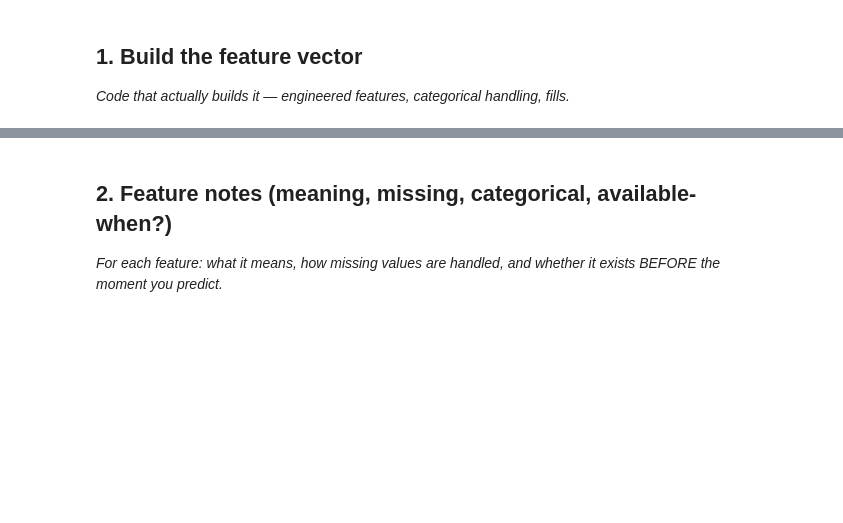
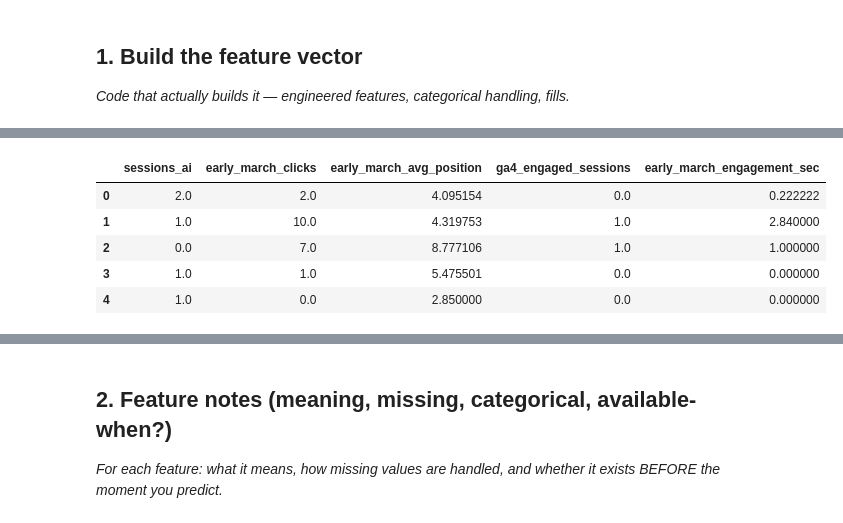
Before and after one commit to JasperOwen/flyrank-ml-internship, a Jupyter notebook: work/notebooks/w03_feature_leakage_check.ipynb, the cells around one changed output, grey strips where cells are left out. Cells and saved outputs as stored; diff of their text form; code cells hidden in the pictures; blank space fills up the shorter version.

```diff
--- a/work/notebooks/w03_feature_leakage_check.ipynb
+++ b/work/notebooks/w03_feature_leakage_check.ipynb
@@ -15,0 +81,19 @@ This skeleton is yours to fill. Work the sections **in order** — each one has
+# %%
+X = feature_frame[
+    [
+        "sessions_ai",
+        "early_march_clicks",
+        "early_march_avg_position",
+        "ga4_engaged_sessions",
+        "early_march_engagement_sec"
+    ]
+].copy()
+
+X.head()
+# %% [output]
+|  | sessions_ai | early_march_clicks | early_march_avg_position | ga4_engaged_sessions | early_march_engagement_sec |
+| 0 | 2.0 | 2.0 | 4.095154 | 0.0 | 0.222222 |
+| 1 | 1.0 | 10.0 | 4.319753 | 1.0 | 2.840000 |
+| 2 | 0.0 | 7.0 | 8.777106 | 1.0 | 1.000000 |
+| 3 | 1.0 | 1.0 | 5.475501 | 0.0 | 0.000000 |
+| 4 | 1.0 | 0.0 | 2.850000 | 0.0 | 0.000000 |
```
Also changed, not shown: parts of 14 cells of this notebook.
